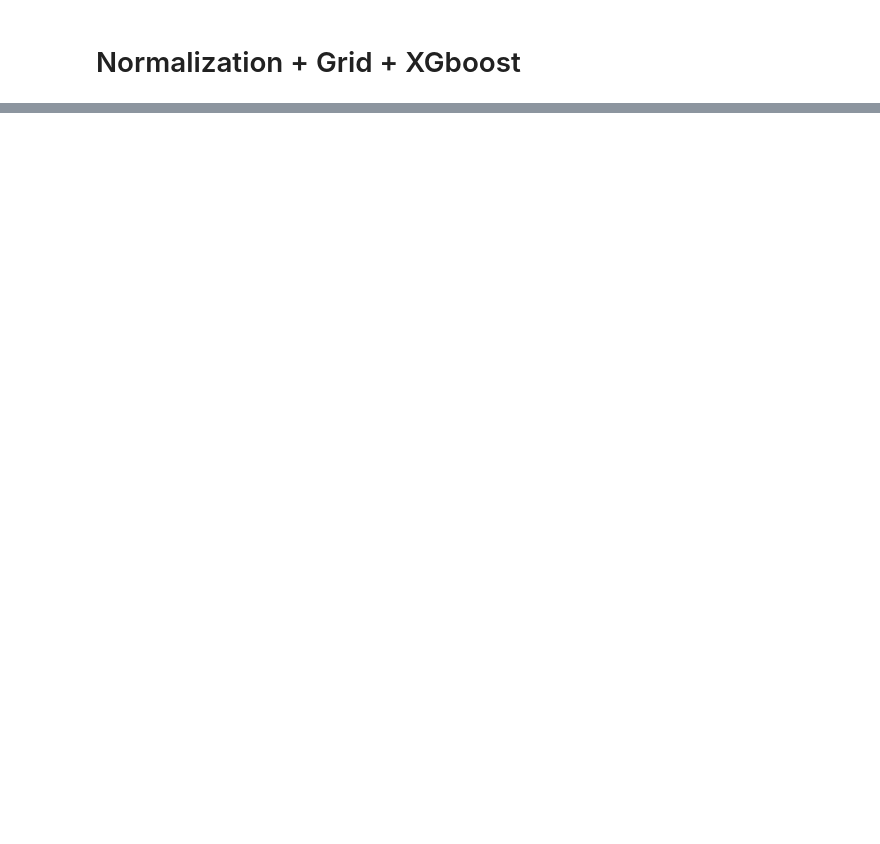
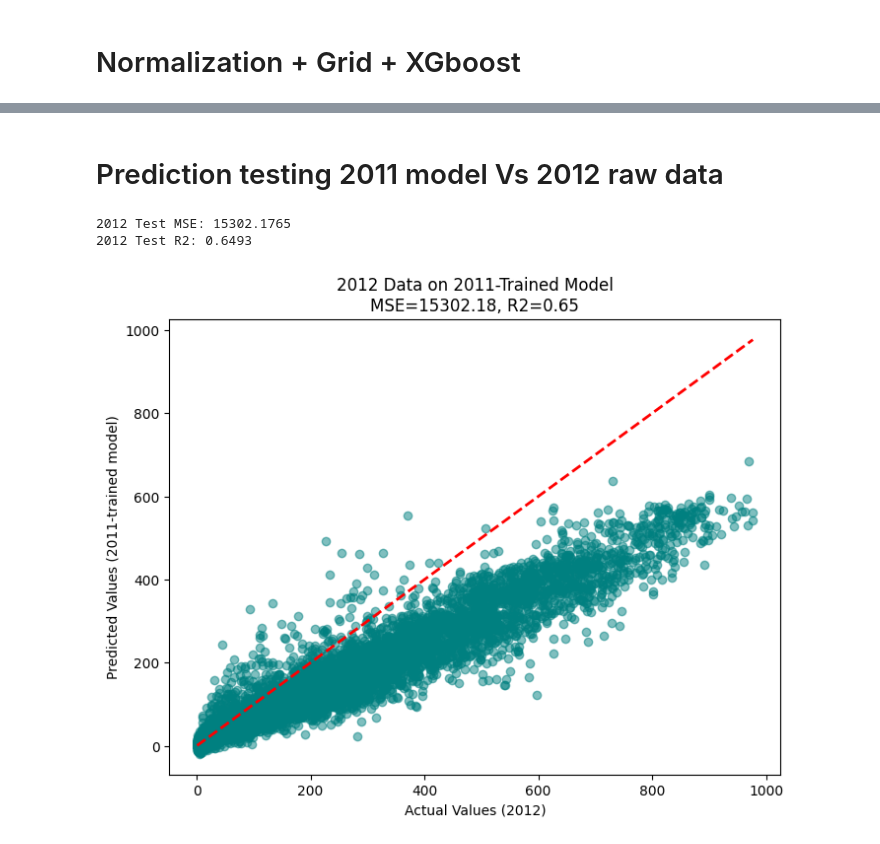
Before and after one commit to s4tlaw/KTH_AH2179, a Jupyter notebook: KTH_AH2179_asm_1_ipynb.ipynb, the cells around one changed output, grey strips where cells are left out. Saved outputs shown, nothing was run; the diff lists cells and outputs as text; code cells hidden in the pictures; blank space fills up the shorter version.

```diff
--- a/KTH_AH2179_asm_1_ipynb.ipynb
+++ b/KTH_AH2179_asm_1_ipynb.ipynb
@@ -310,0 +322,30 @@ plt.show()
+# %% [markdown]
+# Prediction testing 2011 model Vs 2012 raw data
+# %%
+target = 'cnt'
+
+X_2012 = df_2012.drop(columns=[target])
+y_2012 = df_2012[target].astype(float)
+
+X_2012_scaled = scaler.transform(X_2012)
+
+preds_2012 = best_model.predict(X_2012_scaled)
+
+mse_2012 = mean_squared_error(y_2012, preds_2012)
+r2_2012 = r2_score(y_2012, preds_2012)
+
+print(f"2012 Test MSE: {mse_2012:.4f}")
+print(f"2012 Test R2: {r2_2012:.4f}")
+
+
+plt.figure(figsize=(8, 6))
+plt.scatter(y_2012, preds_2012, alpha=0.5, color='teal')
+plt.plot([min(y_2012), max(y_2012)], [min(y_2012), max(y_2012)], linestyle='--', color='red', lw=2)
+plt.xlabel("Actual Values (2012)")
+plt.ylabel("Predicted Values (2011-trained model)")
+plt.title(f"2012 Data on 2011-Trained Model\nMSE={mse_2012:.2f}, R2={r2_2012:.2f}")
+plt.show()
+# %% [output]
+2012 Test MSE: 15302.1765
+2012 Test R2: 0.6493
+[figure, added]
```
Also changed, not shown: parts of 22 cells of this notebook.
